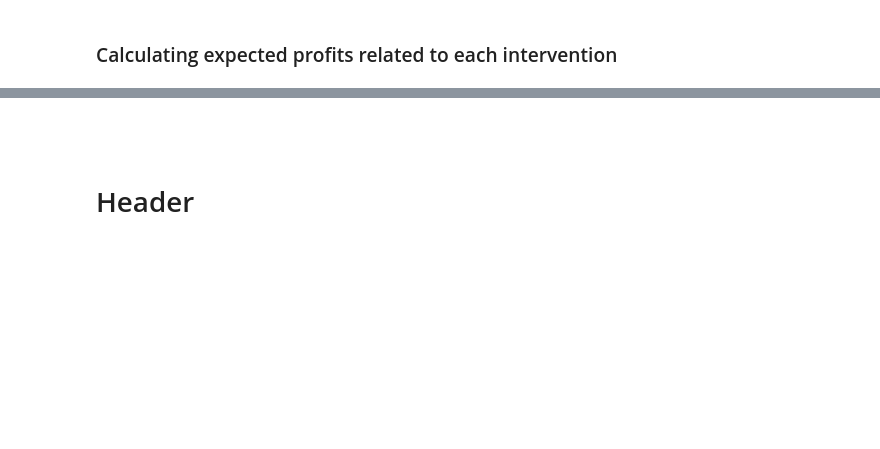
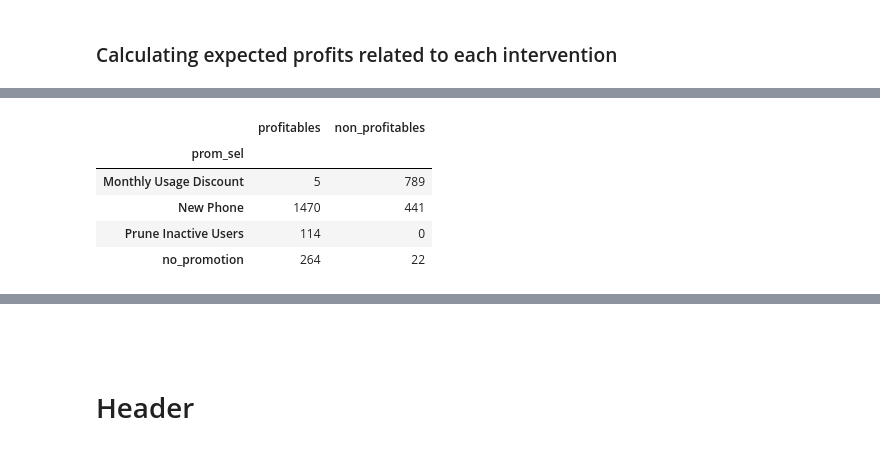
Before and after one commit to robperch/marketing_analytics_cell2cell, a Jupyter notebook: notebooks/cell2cell_nb.ipynb, the cells around one changed output, grey strips where cells are left out. Saved outputs shown, nothing was run; the diff lists cells and outputs as text; code cells hidden in the pictures; blank space fills up the shorter version.

```diff
--- a/notebooks/cell2cell_nb.ipynb
+++ b/notebooks/cell2cell_nb.ipynb
@@ -707,13 +706,14 @@ proms = {
 ## Creating empty column that then will be overwritten with the different promotions
 dfc['prom_sel'] = 'no_promotion'
 dfc['prom_pred_prob'] = dfc['m2_pred_prob']
+dfc['prom_cost'] = 0
 
 ## Tagging all customer that fall under a certain promotion selection criteria and calculating new churn probability
 for prom in proms:
 
     dfc.loc[proms[prom]['selection'], 'prom_sel'] = prom
 
-    inc_pred_prob(dfc, proms[prom]['selection'], prom)
+    inc_pp_and_cost(dfc, proms[prom]['selection'], prom)
 # %%
 dfc['prom_sel'].value_counts(normalize=True)
 # %% [output]
@@ -767,0 +824,17 @@ dfc['exp_pv_prom_profit'] = dfc.apply(
+# %%
+## Counting the number of customers that are profitable and not profitable for each promotion
+dfc.groupby(
+    [
+        'prom_sel',
+    ]
+).agg(
+    profitables=('final_profit', lambda x: x[x>=0].count()),
+    non_profitables=('final_profit', lambda x: x[x<0].count())
+)
+# %% [output]
+|  | profitables | non_profitables |
+| prom_sel |  |  |
+| Monthly Usage Discount | 5 | 789 |
+| New Phone | 1470 | 441 |
+| Prune Inactive Users | 114 | 0 |
+| no_promotion | 264 | 22 |
```
Also changed, not shown: parts of 27 cells of this notebook.
